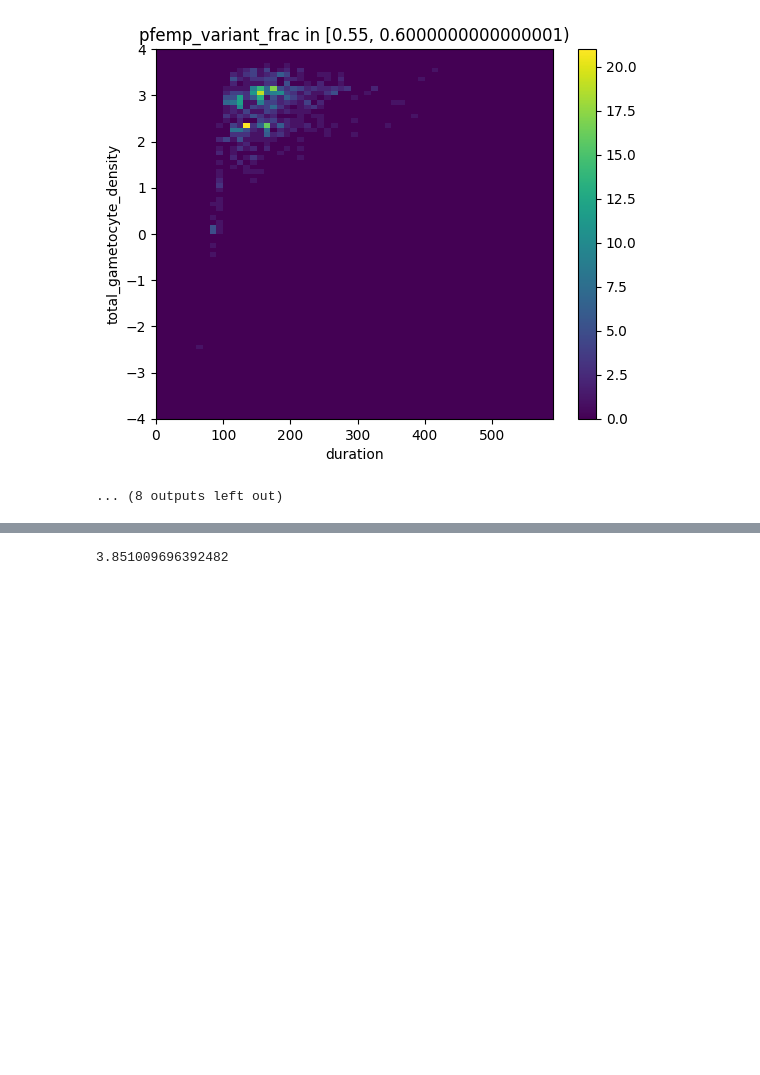
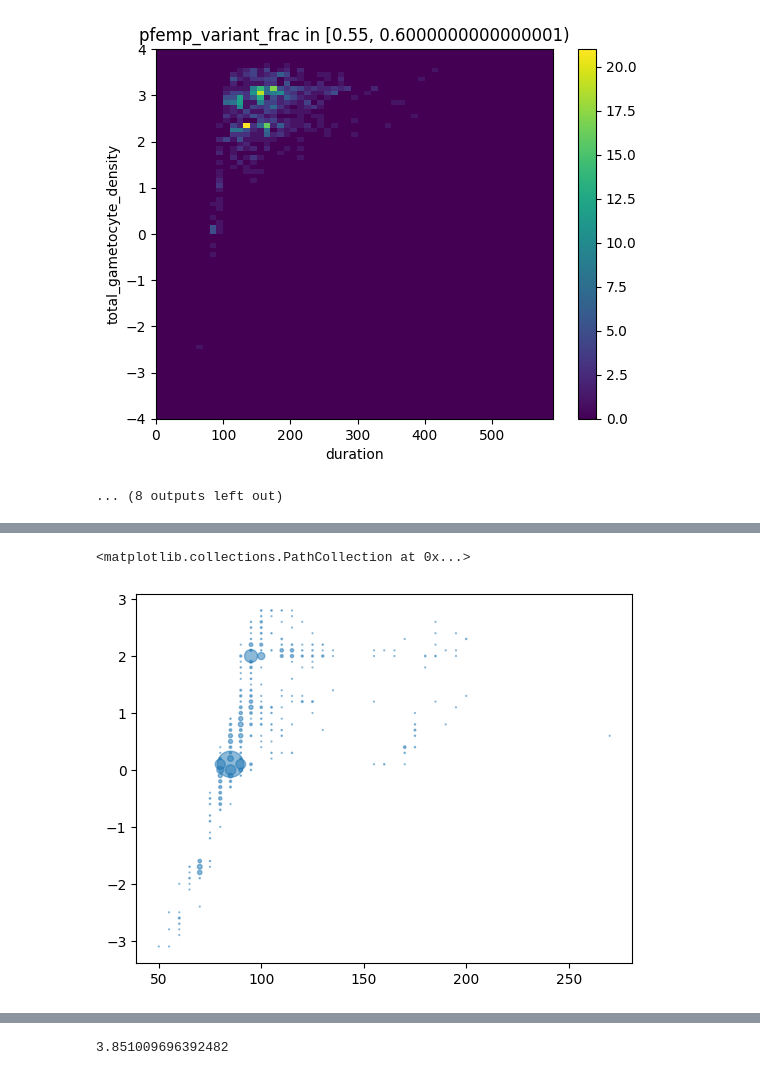
Before and after one commit to jgsuresh/senegal-network-sim, a Jupyter notebook: network_sim/experiments/240715-01/summarize_emod_gametocytes.ipynb, the cells around one changed output, grey strips where cells are left out. Drawn from its saved outputs; the diff is of its cells as text; code cells hidden in the pictures; blank space fills up the shorter version.

```diff
--- a/network_sim/experiments/240715-01/summarize_emod_gametocytes.ipynb
+++ b/network_sim/experiments/240715-01/summarize_emod_gametocytes.ipynb
@@ -64,0 +176,5 @@ np.min(np.log10(df["total_gametocyte_density"]))
+# %%
+plt.scatter(g["duration_bin_min"], g["log10_total_gametocyte_density_bin_min"], s=g["prob"]*1000, alpha=0.5, label=i)
+# %% [output]
+<matplotlib.collections.PathCollection at 0x...>
+[figure, added]
```
Also changed, not shown: parts of 12 cells of this notebook, 18 other files.
